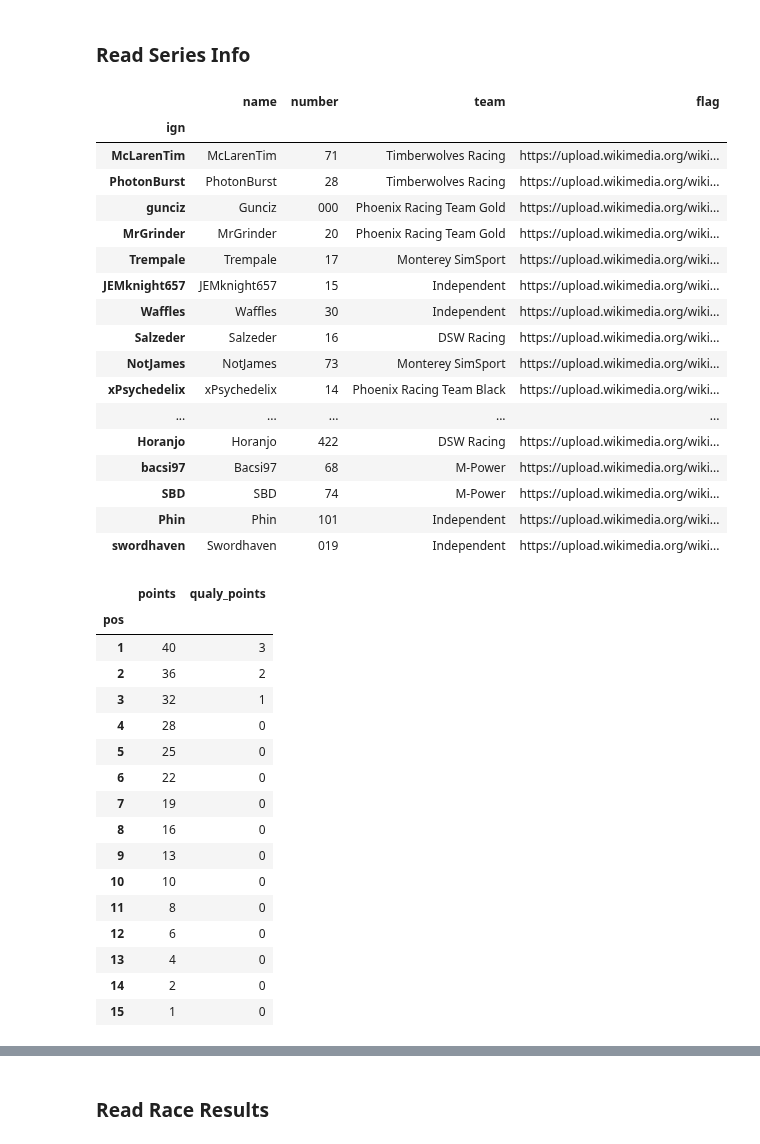
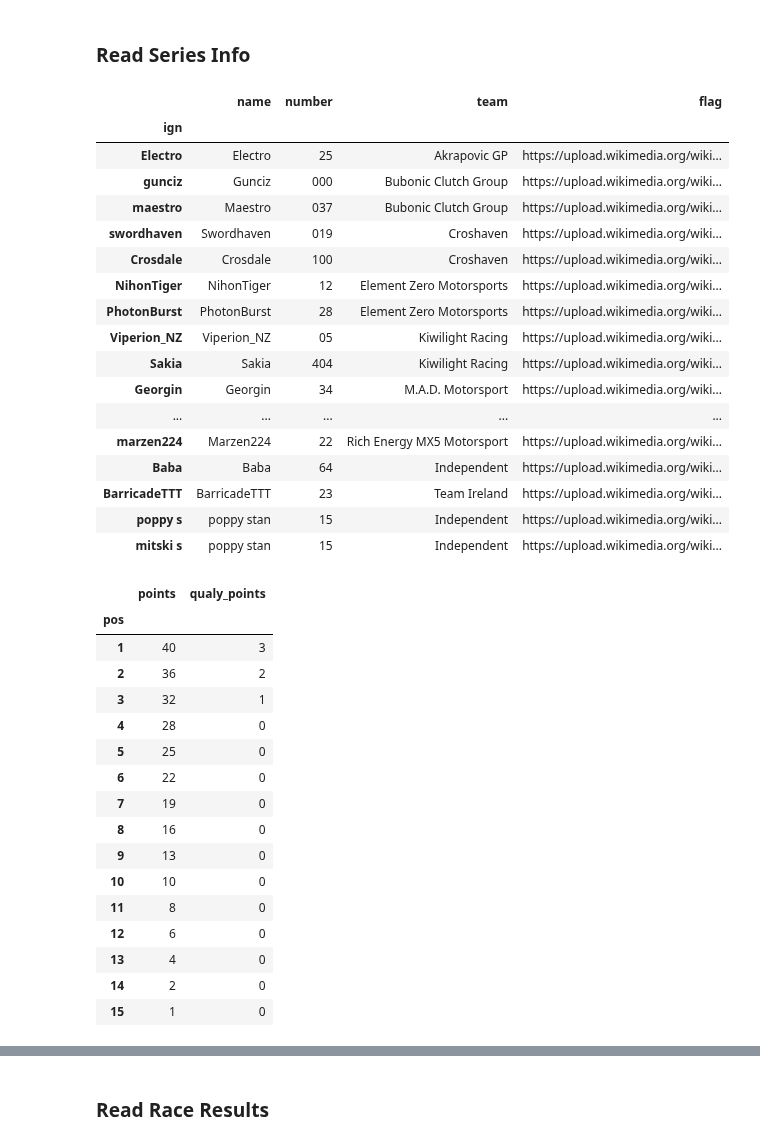
Before and after one commit to denniscfeng/simresults-to-table, a Jupyter notebook: ResultsToTable.ipynb, the cells around one changed output, grey strips where cells are left out. Cells and saved outputs as stored; diff of their text form; code cells hidden in the pictures.

```diff
--- a/ResultsToTable.ipynb
+++ b/ResultsToTable.ipynb
@@ -65,6 +65,9 @@ class RaceReport():
 
         self.output_file = "{}/{}".format(race_directory_path, output_file_name)
 
+        csv_files = [file for file in os.listdir(race_directory_path) if file.endswith(".csv")]
+        if len(csv_files) < 1:
+            raise FileNotFoundError()
         simresults_file_name = [file for file in os.listdir(race_directory_path) if file.endswith(".csv")][0]
         simresults_code = os.path.splitext(simresults_file_name)[0]
         self.results_file = "{}/{}.csv".format(race_directory_path, simresults_code)
@@ -172,7 +175,7 @@ class RaceReport():
                 table_df["Time/Retired"] = table_df["Time/Retired"].str.replace('^\s*$', "")
                 table_df["Consistency"] = table_df["Consistency"].str.replace('^-$', "")
 
-                points_column = pd.Series(np.zeros(len(table_df))).add(self.points_table["points"].astype(int), fill_value=0)
+                points_column = pd.Series(np.zeros(len(table_df)+1)).add(self.points_table["points"].astype(int), fill_value=0)
                 table_df["Points"] = points_column.astype(int)
 
                 session_num = int(re.findall('(?:Qualify|Race)\s(\d+)\sresult|$', name)[0])
@@ -186,6 +189,10 @@ class RaceReport():
                     table_df["Grid"] = ""
 
                 table_df["DNF"] = table_df["Laps"] < table_df["Laps"].max() - 3
+
+            # Validate drivers are in the driver table
+            for driver in table_df["Driver"]:
+                assert driver in self.drivers_table.index, "{} not found in drivers table".format(driver)
 
             if self.debug: display(table_df)
             self.tables[name] = table_df
@@ -289,41 +296,41 @@ class RaceReport():
 # %% [markdown]
 ### Read Series Info
 # %%
-series = "PWC 2020"
+series = "MX5"
 series_sessions = ["Qualify result", "Race 1 result", "Race 2 result"]
-rounds_to_include = 10
-drop_week = True
+rounds_to_include = 4
+drop_week = False
 
 series_drivers_table = RaceReport.read_drivers_table(series)
 display(series_drivers_table)
 
 series_points_table = RaceReport.read_points_table(series)
 display(series_points_table)
 
 series_tracks_table = RaceReport.read_tracks_table(series)
 display(series_tracks_table)
 
 series_race_sessions = [session for session in series_sessions if session.startswith("Race")]
 num_total_races = len(series_tracks_table) * len(series_race_sessions)
 # %% [output]
 |  | name | number | team | flag |
 | ign |  |  |  |  |
-| McLarenTim | McLarenTim | 71 | Timberwolves Racing | https://upload.wikimedia.org/wiki... |
-| PhotonBurst | PhotonBurst | 28 | Timberwolves Racing | https://upload.wikimedia.org/wiki... |
-| gunciz | Gunciz | 000 | Phoenix Racing Team Gold | https://upload.wikimedia.org/wiki... |
-| MrGrinder | MrGrinder | 20 | Phoenix Racing Team Gold | https://upload.wikimedia.org/wiki... |
-| Trempale | Trempale | 17 | Monterey SimSport | https://upload.wikimedia.org/wiki... |
-| JEMknight657 | JEMknight657 | 15 | Independent | https://upload.wikimedia.org/wiki... |
-| Waffles | Waffles | 30 | Independent | https://upload.wikimedia.org/wiki... |
-| Salzeder | Salzeder | 16 | DSW Racing | https://upload.wikimedia.org/wiki... |
-| NotJames | NotJames | 73 | Monterey SimSport | https://upload.wikimedia.org/wiki... |
-| xPsychedelix | xPsychedelix | 14 | Phoenix Racing Team Black | https://upload.wikimedia.org/wiki... |
+| Electro | Electro | 25 | Akrapovic GP | https://upload.wikimedia.org/wiki... |
+| gunciz | Gunciz | 000 | Bubonic Clutch Group | https://upload.wikimedia.org/wiki... |
+| maestro | Maestro | 037 | Bubonic Clutch Group | https://upload.wikimedia.org/wiki... |
+| swordhaven | Swordhaven | 019 | Croshaven | https://upload.wikimedia.org/wiki... |
+| Crosdale | Crosdale | 100 | Croshaven | https://upload.wikimedia.org/wiki... |
+| NihonTiger | NihonTiger | 12 | Element Zero Motorsports | https://upload.wikimedia.org/wiki... |
+| PhotonBurst | PhotonBurst | 28 | Element Zero Motorsports | https://upload.wikimedia.org/wiki... |
+| Viperion_NZ | Viperion_NZ | 05 | Kiwilight Racing | https://upload.wikimedia.org/wiki... |
+| Sakia | Sakia | 404 | Kiwilight Racing | https://upload.wikimedia.org/wiki... |
+| Georgin | Georgin | 34 | M.A.D. Motorsport | https://upload.wikimedia.org/wiki... |
 | ... | ... | ... | ... | ... |
-| Horanjo | Horanjo | 422 | DSW Racing | https://upload.wikimedia.org/wiki... |
-| bacsi97 | Bacsi97 | 68 | M-Power | https://upload.wikimedia.org/wiki... |
-| SBD | SBD | 74 | M-Power | https://upload.wikimedia.org/wiki... |
-| Phin | Phin | 101 | Independent | https://upload.wikimedia.org/wiki... |
-| swordhaven | Swordhaven | 019 | Independent | https://upload.wikimedia.org/wiki... |
+| marzen224 | Marzen224 | 22 | Rich Energy MX5 Motorsport | https://upload.wikimedia.org/wiki... |
+| Baba | Baba | 64 | Independent | https://upload.wikimedia.org/wiki... |
+| BarricadeTTT | BarricadeTTT | 23 | Team Ireland | https://upload.wikimedia.org/wiki... |
+| poppy s | poppy stan | 15 | Independent | https://upload.wikimedia.org/wiki... |
+| mitski s | poppy stan | 15 | Independent | https://upload.wikimedia.org/wiki... |
 |  | points | qualy_points |
 | pos |  |  |
 | 1 | 40 | 3 |
```
Also changed, not shown: parts of 4 cells of this notebook, 8 other files.
